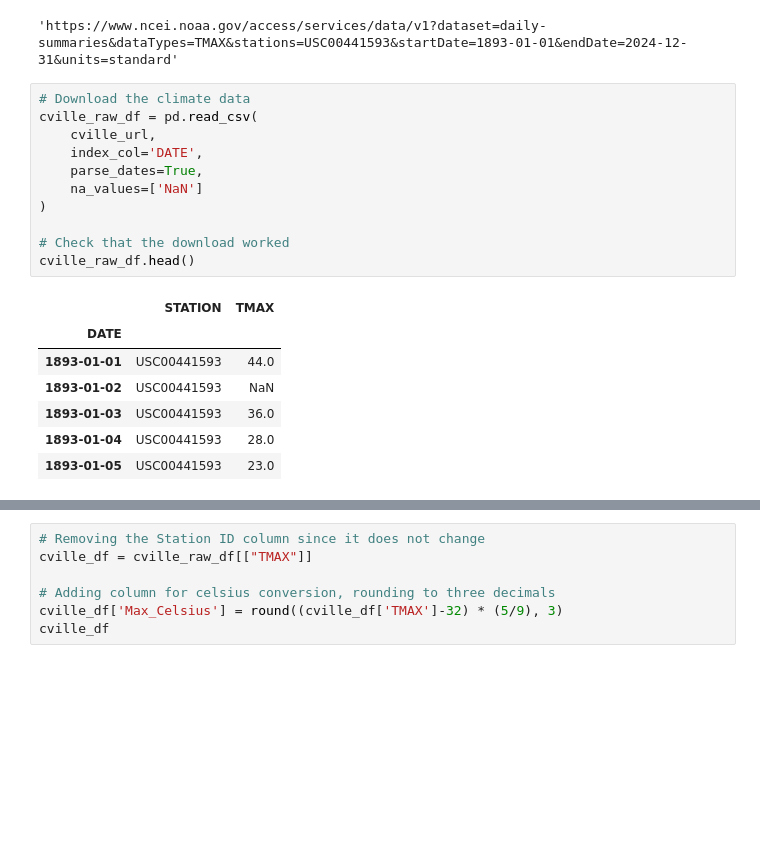
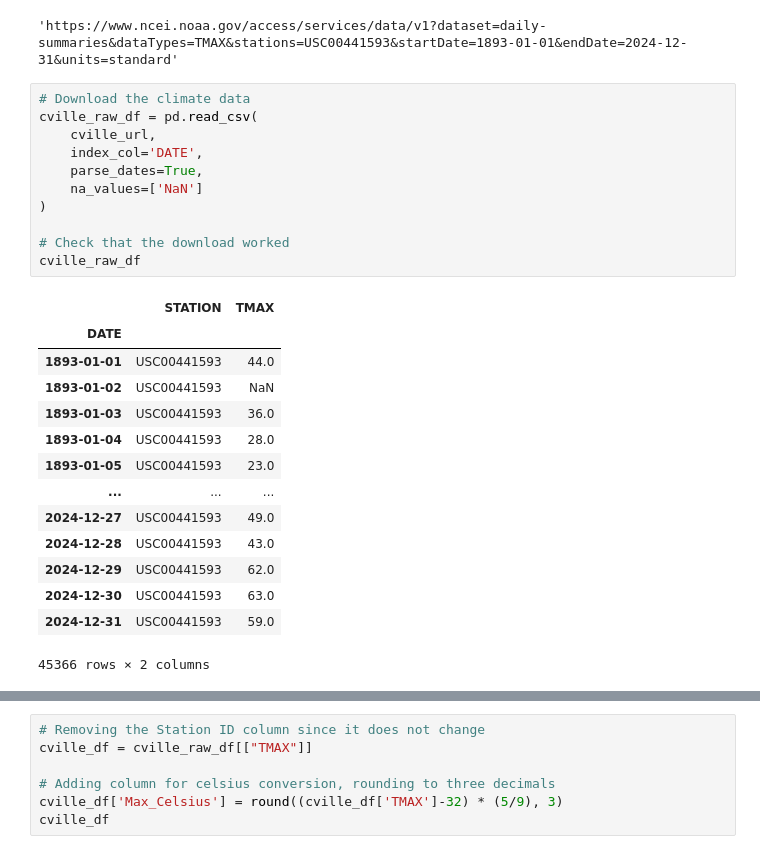
Before and after one commit to cmcara/02-climate-cmcara, a Jupyter notebook: 07_Cville_Portfolio.ipynb, the cells around one changed output, grey strips where cells are left out. Cells and saved outputs as stored; diff of their text form; blank space fills up the shorter version.

```diff
--- a/07_Cville_Portfolio.ipynb
+++ b/07_Cville_Portfolio.ipynb
@@ -29,20 +33,27 @@ cville_url
 # %%
 # Download the climate data
 cville_raw_df = pd.read_csv(
     cville_url,
     index_col='DATE',
     parse_dates=True,
     na_values=['NaN']
 )
 
 # Check that the download worked
-cville_raw_df.head()
+cville_raw_df
 # %% [output]
 |  | STATION | TMAX |
 | DATE |  |  |
 | 1893-01-01 | USC00441593 | 44.0 |
 | 1893-01-02 | USC00441593 | NaN |
 | 1893-01-03 | USC00441593 | 36.0 |
 | 1893-01-04 | USC00441593 | 28.0 |
 | 1893-01-05 | USC00441593 | 23.0 |
+| ... | ... | ... |
+| 2024-12-27 | USC00441593 | 49.0 |
+| 2024-12-28 | USC00441593 | 43.0 |
+| 2024-12-29 | USC00441593 | 62.0 |
+| 2024-12-30 | USC00441593 | 63.0 |
+| 2024-12-31 | USC00441593 | 59.0 |
+45366 rows × 2 columns
 # %%
```
Also changed, not shown: parts of 21 cells of this notebook, 7 other files.
